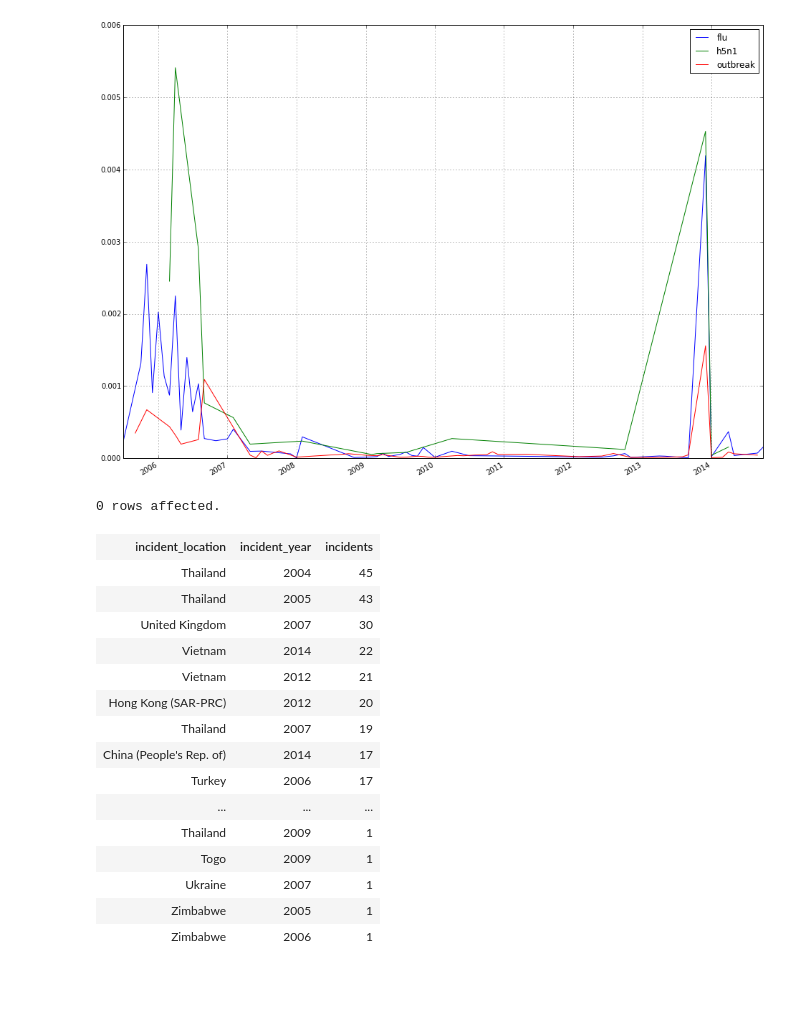
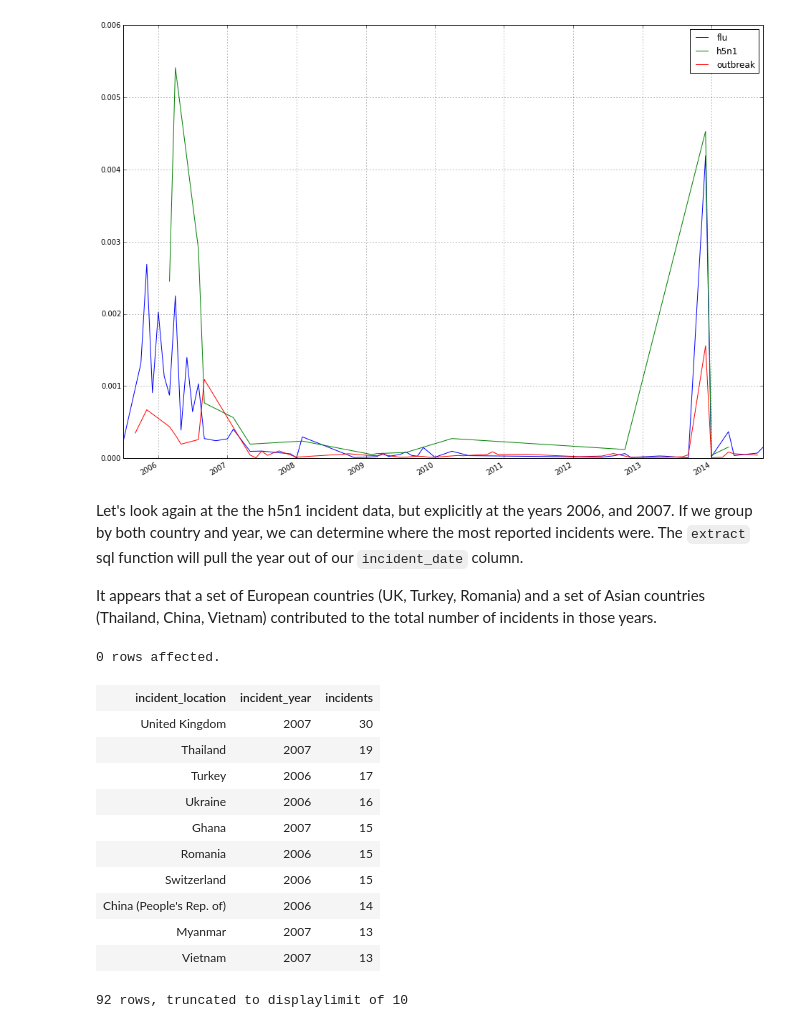
Before and after one commit to dwmclary/odsb2014, a Jupyter notebook: notebooks/Trend Search with Big Data and SQL.ipynb, the cells around one changed output. Saved outputs shown, nothing was run; the diff lists cells and outputs as text; code cells hidden in the pictures; blank space fills up the shorter version.

```diff
--- a/notebooks/Trend Search with Big Data and SQL.ipynb
+++ b/notebooks/Trend Search with Big Data and SQL.ipynb
@@ -131,26 +152,27 @@ plot_term_search(s)
 # %% [output]
 0 rows affected.
 [figure]
+# %% [markdown]
+Let's look again at the the h5n1 incident data, but explicitly at the years 2006, and 2007.  If we group by both country and year, we can determine where the most reported incidents were.  The `extract` sql function will pull the year out of our `incident_date` column.
+
+It appears that a set of European countries (UK, Turkey, Romania) and a set of Asian countries (Thailand, China, Vietnam) contributed to the total number of incidents in those years.
 # %%
 %%sql select incident_location, extract(year from incident_date) as incident_year,
     count(incident_date) as incidents from pathogenic_flu
+    where extract(year from incident_date) in (2006,2007)
     group by incident_location, extract(year from incident_date)
     order by incidents desc, incident_location, incident_year
 # %% [output]
 0 rows affected.
 | incident_location | incident_year | incidents |
-| Thailand | 2004 | 45 |
-| Thailand | 2005 | 43 |
 | United Kingdom | 2007 | 30 |
-| Vietnam | 2014 | 22 |
-| Vietnam | 2012 | 21 |
-| Hong Kong (SAR-PRC) | 2012 | 20 |
 | Thailand | 2007 | 19 |
-| China (People's Rep. of) | 2014 | 17 |
 | Turkey | 2006 | 17 |
-| ... | ... | ... |
-| Thailand | 2009 | 1 |
-| Togo | 2009 | 1 |
-| Ukraine | 2007 | 1 |
-| Zimbabwe | 2005 | 1 |
-| Zimbabwe | 2006 | 1 |
+| Ukraine | 2006 | 16 |
+| Ghana | 2007 | 15 |
+| Romania | 2006 | 15 |
+| Switzerland | 2006 | 15 |
+| China (People's Rep. of) | 2006 | 14 |
+| Myanmar | 2007 | 13 |
+| Vietnam | 2007 | 13 |
+92 rows, truncated to displaylimit of 10
```
Also changed, not shown: parts of 10 cells of this notebook.
